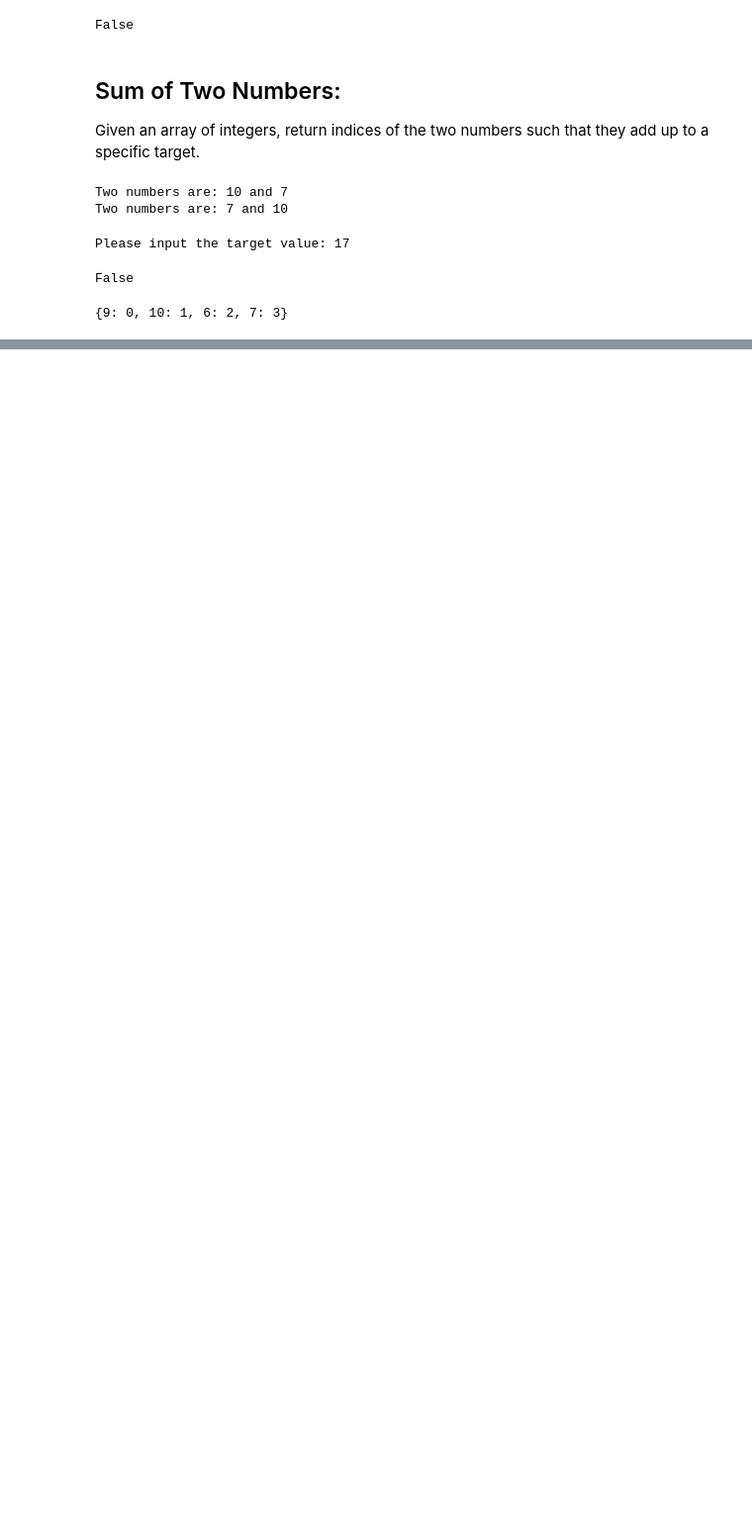
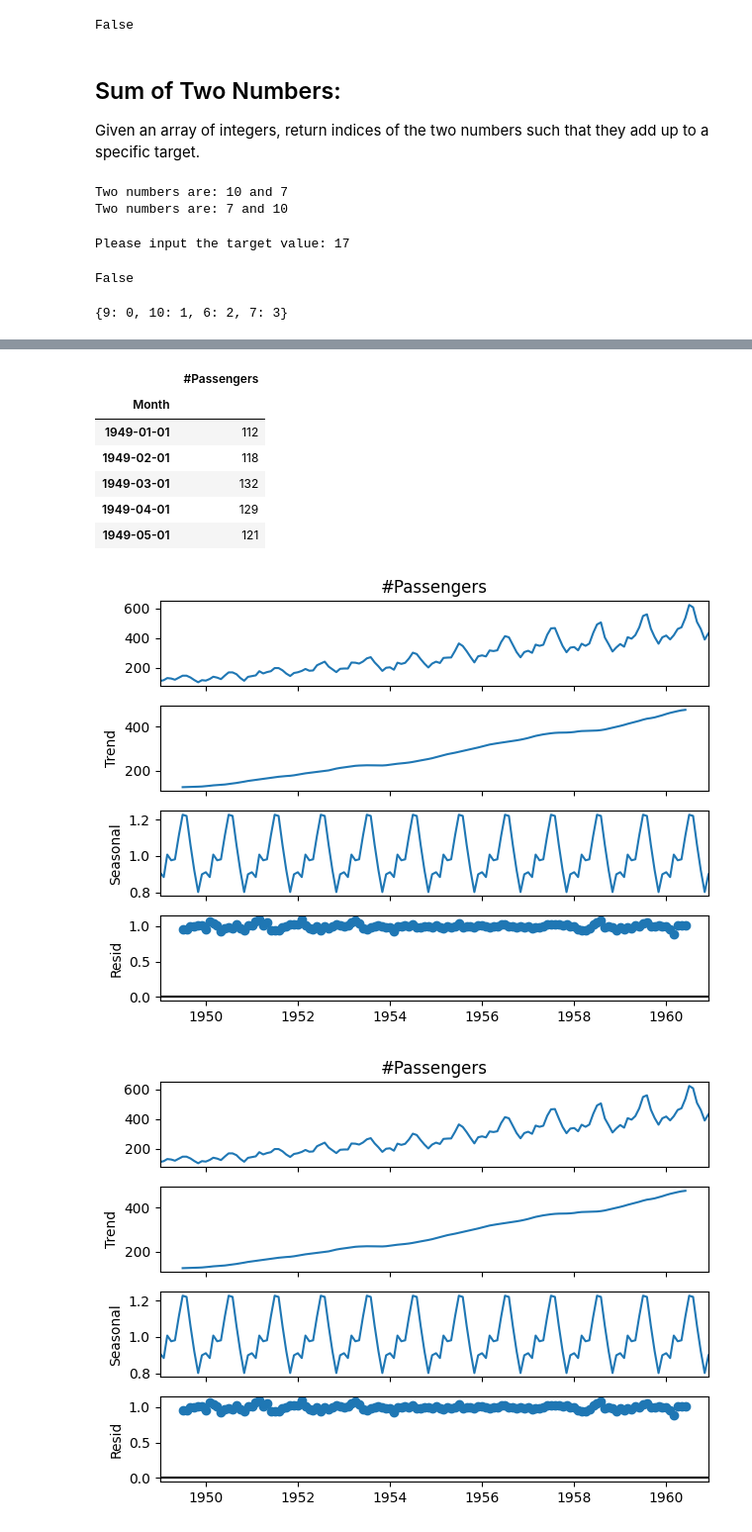
Before and after one commit to niteshkamboj2811/Python_Practice, a Jupyter notebook: Pyspark_BQ_python_sql_interview_practice.ipynb, the cells around one changed output, grey strips where cells are left out. Shown: that part at 99% size. Saved outputs shown, nothing was run; the diff lists cells and outputs as text; code cells hidden in the pictures; blank space fills up the shorter version.

```diff
--- a/Pyspark_BQ_python_sql_interview_practice.ipynb
+++ b/Pyspark_BQ_python_sql_interview_practice.ipynb
@@ -1694,0 +1863,33 @@ hashmap([9, 10, 6, 7])
+# %%
+
+
+# Importing required libraries
+import numpy as np
+import pandas as pd
+import matplotlib.pyplot as plt
+from statsmodels.tsa.seasonal import seasonal_decompose
+
+# Read the AirPassengers dataset
+airline = pd.read_csv('/content/drive/MyDrive/Resume/2023/Practice_Python_SQL_PYsrpak/AirPassengers.csv',
+                       index_col ='Month',
+                       parse_dates = True)
+
+# Print the first five rows of the dataset
+display(airline.head())
+
+# ETS Decomposition
+result = seasonal_decompose(airline['#Passengers'],
+                            model ='multiplicative')
+
+# ETS plot
+result.plot()
+# %% [output]
+|  | #Passengers |
+| Month |  |
+| 1949-01-01 | 112 |
+| 1949-02-01 | 118 |
+| 1949-03-01 | 132 |
+| 1949-04-01 | 129 |
+| 1949-05-01 | 121 |
+[figure, added]
+[figure, added]
```
Also changed, not shown: parts of 47 cells of this notebook.
